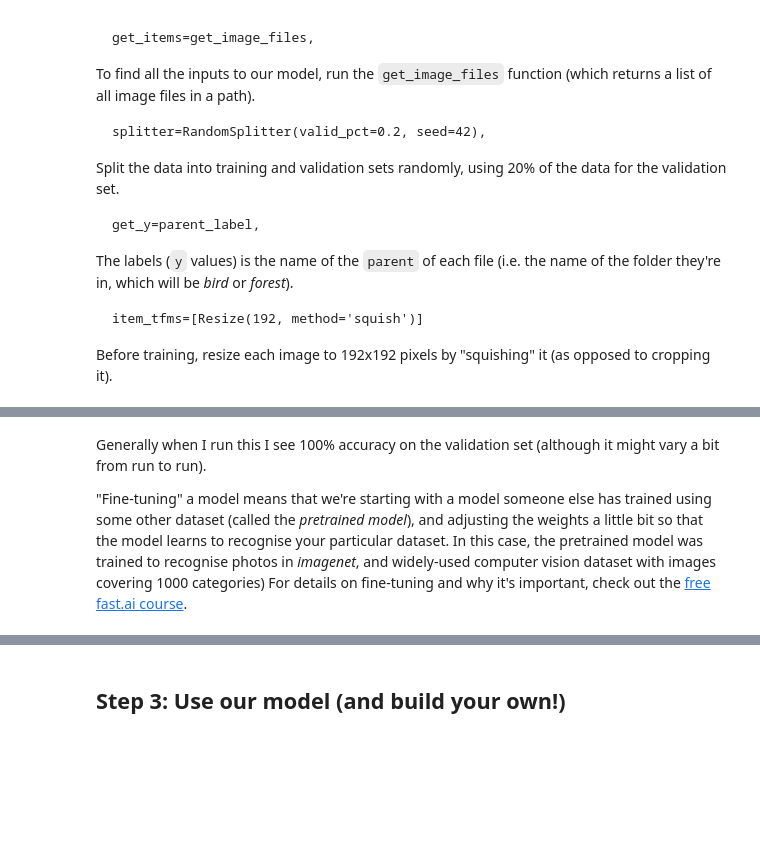
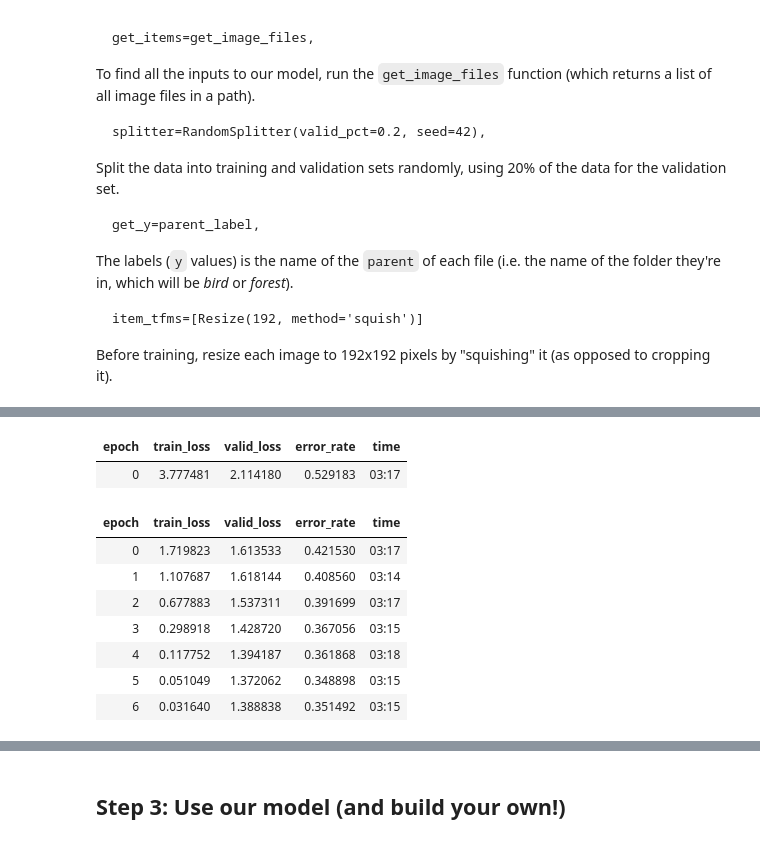
Before and after one commit to PeerChristensen/FlowerImageClassifier, a Jupyter notebook: src/basic_fastai_mushroom_classifier.ipynb, the cells around one changed output, grey strips where cells are left out. Cells and saved outputs as stored; diff of their text form; code cells hidden in the pictures; blank space fills up the shorter version.

```diff
--- a/src/basic_fastai_mushroom_classifier.ipynb
+++ b/src/basic_fastai_mushroom_classifier.ipynb
@@ -213,4 +178,7 @@ Downloading: "https://download.pytorch.org/models/resnet101-63fe2227.pth" to /ro
-# %% [markdown]
-Generally when I run this I see 100% accuracy on the validation set (although it might vary a bit from run to run).
-
-"Fine-tuning" a model means that we're starting with a model someone else has trained using some other dataset (called the *pretrained model*), and adjusting the weights a little bit so that the model learns to recognise your particular dataset. In this case, the pretrained model was trained to recognise photos in *imagenet*, and widely-used computer vision dataset with images covering 1000 categories) For details on fine-tuning and why it's important, check out the [free fast.ai course](https://course.fast.ai/).
+# %%
+learn = vision_learner(dls, resnet50, metrics=error_rate)
+learn.fine_tune(7)
+
+# resnet 18, 5 eps, err rate = .398
+# resnet 50, 7 eps, err rate = .351
+# %% [output]
@@ -217 +186,11 @@ Generally when I run this I see 100% accuracy on the validation set (although it
+| epoch | train_loss | valid_loss | error_rate | time |
+| 0 | 3.777481 | 2.114180 | 0.529183 | 03:17 |
+| epoch | train_loss | valid_loss | error_rate | time |
+| 0 | 1.719823 | 1.613533 | 0.421530 | 03:17 |
+| 1 | 1.107687 | 1.618144 | 0.408560 | 03:14 |
+| 2 | 0.677883 | 1.537311 | 0.391699 | 03:17 |
+| 3 | 0.298918 | 1.428720 | 0.367056 | 03:15 |
+| 4 | 0.117752 | 1.394187 | 0.361868 | 03:18 |
+| 5 | 0.051049 | 1.372062 | 0.348898 | 03:15 |
+| 6 | 0.031640 | 1.388838 | 0.351492 | 03:15 |
 # %%
```
Also changed, not shown: parts of 28 cells of this notebook.
